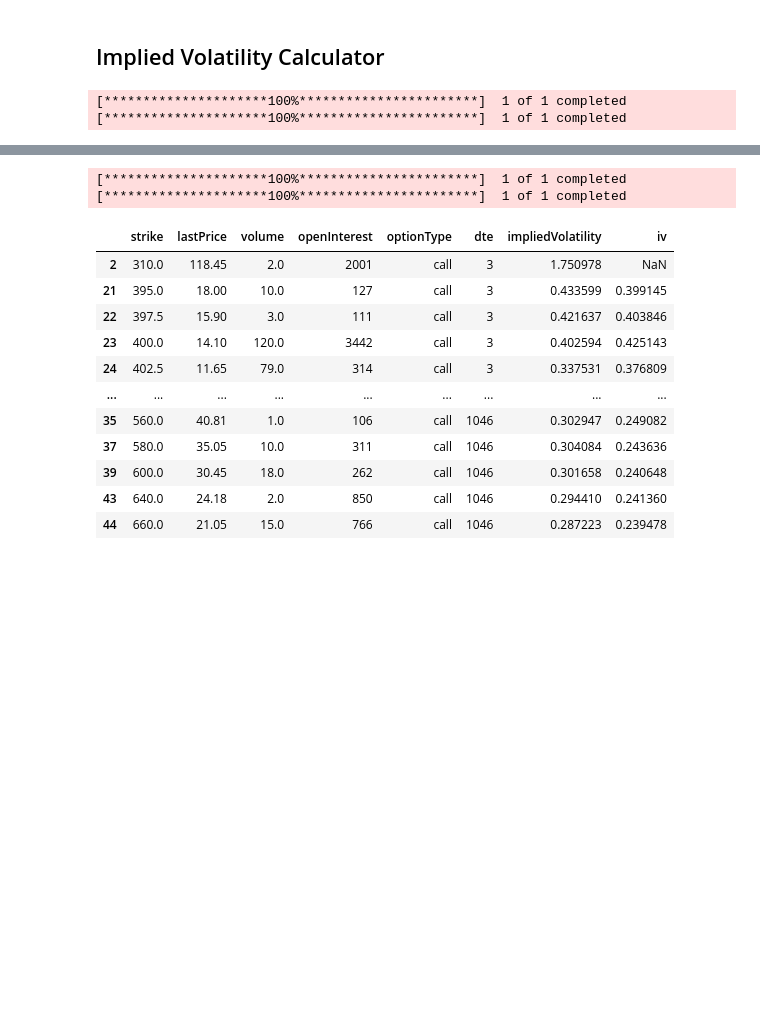
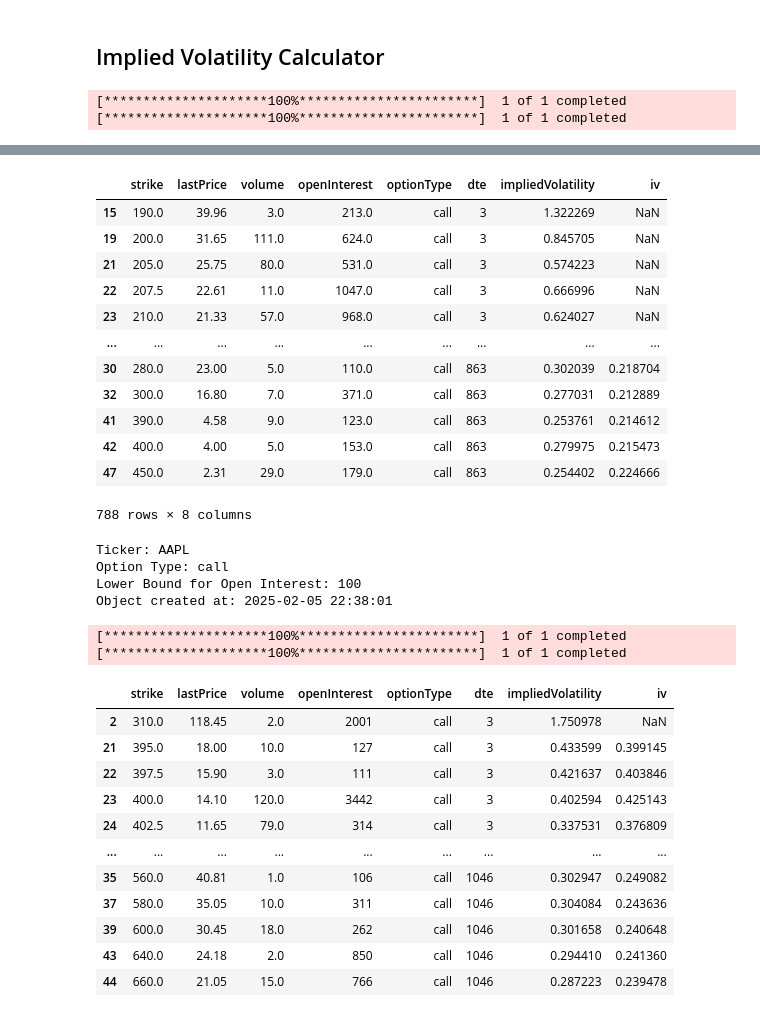
Before and after one commit to MatyasSvehla/iv_surface, a Jupyter notebook: iv_calc_oop.ipynb, the cells around one changed output, grey strips where cells are left out. Saved outputs shown, nothing was run; the diff lists cells and outputs as text; code cells hidden in the pictures; blank space fills up the shorter version.

```diff
--- a/iv_calc_oop.ipynb
+++ b/iv_calc_oop.ipynb
@@ -29,6 +46,16 @@ class IVCalculator:
         self.S_ticker = self.get_last_closing_price()
         self.r_1y = self.get_interest_rate()
         self.data_options = self.load_options_data()
+        self.creation_time = dt.datetime.now()
+    def __str__(self):
+        return(f"Ticker: {self.ticker}\n"
+               f"Option Type: {self.option_type}\n"
+               f"Lower Bound for Open Interest: {self.oi_lower_bound} \n"
+               f"Object created at: {self.creation_time.strftime('%Y-%m-%d %H:%M:%S')}")
+
+    def _print_creation_time(self):
+        print(f"Object was created at: {self.creation_time.strftime('%Y-%m-%d %H:%M:%S')}")
+
     def get_last_closing_price(self):
         """
         Downloads the latest spot price for the given ticker.
@@ -124,6 +151,7 @@ class IVCalculator:
         except (RuntimeWarning, Exception):
             return None
     def compute_iv(self):
+        self._print_creation_time()
         """
         Calculate IV by applying the Newton's method and add it as a seperate
         column to the data_options data frame.
@@ -219,3 +247,6 @@ aapl = IVCalculator("AAPL","call",100)
 # %% [output]
 [*********************100%***********************]  1 of 1 completed
 [*********************100%***********************]  1 of 1 completed
+# %%
+aapl.compute_iv()
+# %% [output]
@@ -222,3 +254,23 @@ aapl = IVCalculator("AAPL","call",100)
+|  | strike | lastPrice | volume | openInterest | optionType | dte | impliedVolatility | iv |
+| 15 | 190.0 | 39.96 | 3.0 | 213.0 | call | 3 | 1.322269 | NaN |
+| 19 | 200.0 | 31.65 | 111.0 | 624.0 | call | 3 | 0.845705 | NaN |
+| 21 | 205.0 | 25.75 | 80.0 | 531.0 | call | 3 | 0.574223 | NaN |
+| 22 | 207.5 | 22.61 | 11.0 | 1047.0 | call | 3 | 0.666996 | NaN |
+| 23 | 210.0 | 21.33 | 57.0 | 968.0 | call | 3 | 0.624027 | NaN |
+| ... | ... | ... | ... | ... | ... | ... | ... | ... |
+| 30 | 280.0 | 23.00 | 5.0 | 110.0 | call | 863 | 0.302039 | 0.218704 |
+| 32 | 300.0 | 16.80 | 7.0 | 371.0 | call | 863 | 0.277031 | 0.212889 |
+| 41 | 390.0 | 4.58 | 9.0 | 123.0 | call | 863 | 0.253761 | 0.214612 |
+| 42 | 400.0 | 4.00 | 5.0 | 153.0 | call | 863 | 0.279975 | 0.215473 |
+| 47 | 450.0 | 2.31 | 29.0 | 179.0 | call | 863 | 0.254402 | 0.224666 |
+788 rows × 8 columns
+# %%
+print(aapl)
+# %% [output]
+Ticker: AAPL
+Option Type: call
+Lower Bound for Open Interest: 100
+Object created at: 2025-02-05 22:38:01
 # %%
 msft = IVCalculator("MSFT","call",100)
 # %% [output]
```
Also changed, not shown: parts of 9 cells of this notebook.
